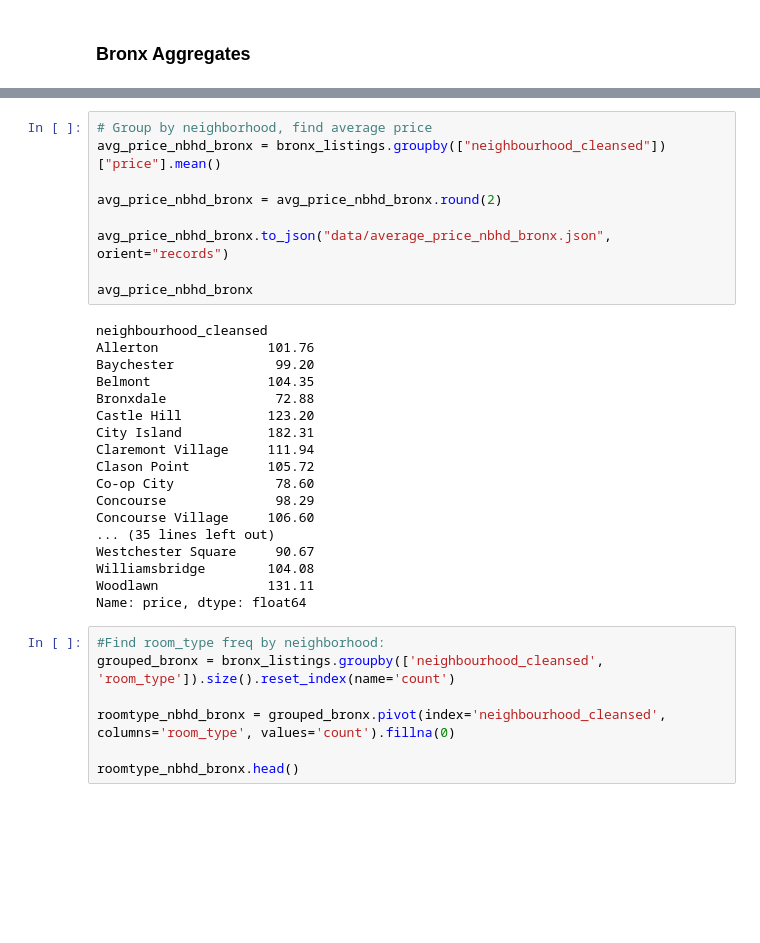
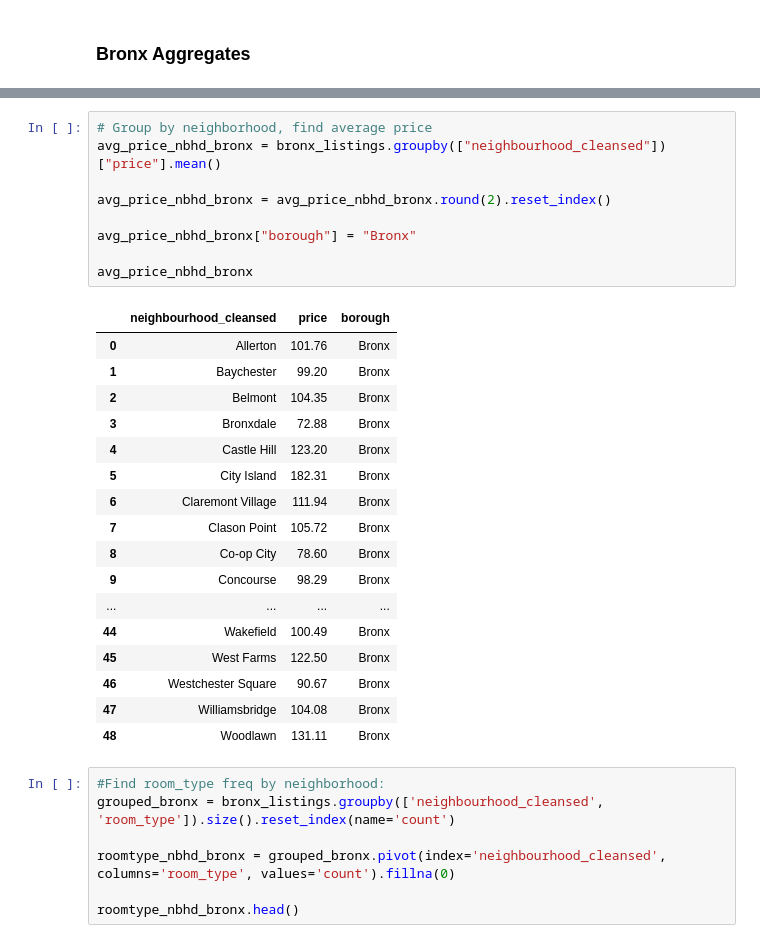
Before and after one commit to munozjon/NYC-Airbnb-Listings, a Jupyter notebook: static/data_extraction.ipynb, the cells around one changed output, grey strips where cells are left out. Cells and saved outputs as stored; diff of their text form; blank space fills up the shorter version.

```diff
--- a/static/data_extraction.ipynb
+++ b/static/data_extraction.ipynb
@@ -243,30 +243,30 @@ bronx_listings.head()
 # %%
 # Group by neighborhood, find average price
 avg_price_nbhd_bronx = bronx_listings.groupby(["neighbourhood_cleansed"])["price"].mean()
 
-avg_price_nbhd_bronx = avg_price_nbhd_bronx.round(2)
+avg_price_nbhd_bronx = avg_price_nbhd_bronx.round(2).reset_index()
 
-avg_price_nbhd_bronx.to_json("data/average_price_nbhd_bronx.json", orient="records")
+avg_price_nbhd_bronx["borough"] = "Bronx"
 
 avg_price_nbhd_bronx
 # %% [output]
-neighbourhood_cleansed
-Allerton              101.76
-Baychester             99.20
-Belmont               104.35
-Bronxdale              72.88
-Castle Hill           123.20
-City Island           182.31
-Claremont Village     111.94
-Clason Point          105.72
-Co-op City             78.60
-Concourse              98.29
-Concourse Village     106.60
-... (35 lines left out)
-Westchester Square     90.67
-Williamsbridge        104.08
-Woodlawn              131.11
-Name: price, dtype: float64
+|  | neighbourhood_cleansed | price | borough |
+| 0 | Allerton | 101.76 | Bronx |
+| 1 | Baychester | 99.20 | Bronx |
+| 2 | Belmont | 104.35 | Bronx |
+| 3 | Bronxdale | 72.88 | Bronx |
+| 4 | Castle Hill | 123.20 | Bronx |
+| 5 | City Island | 182.31 | Bronx |
+| 6 | Claremont Village | 111.94 | Bronx |
+| 7 | Clason Point | 105.72 | Bronx |
+| 8 | Co-op City | 78.60 | Bronx |
+| 9 | Concourse | 98.29 | Bronx |
+| ... | ... | ... | ... |
+| 44 | Wakefield | 100.49 | Bronx |
+| 45 | West Farms | 122.50 | Bronx |
+| 46 | Westchester Square | 90.67 | Bronx |
+| 47 | Williamsbridge | 104.08 | Bronx |
+| 48 | Woodlawn | 131.11 | Bronx |
 # %%
 #Find room_type freq by neighborhood:
 grouped_bronx = bronx_listings.groupby(['neighbourhood_cleansed', 'room_type']).size().reset_index(name='count')
```
Also changed, not shown: parts of 11 cells of this notebook, 6 other files.
